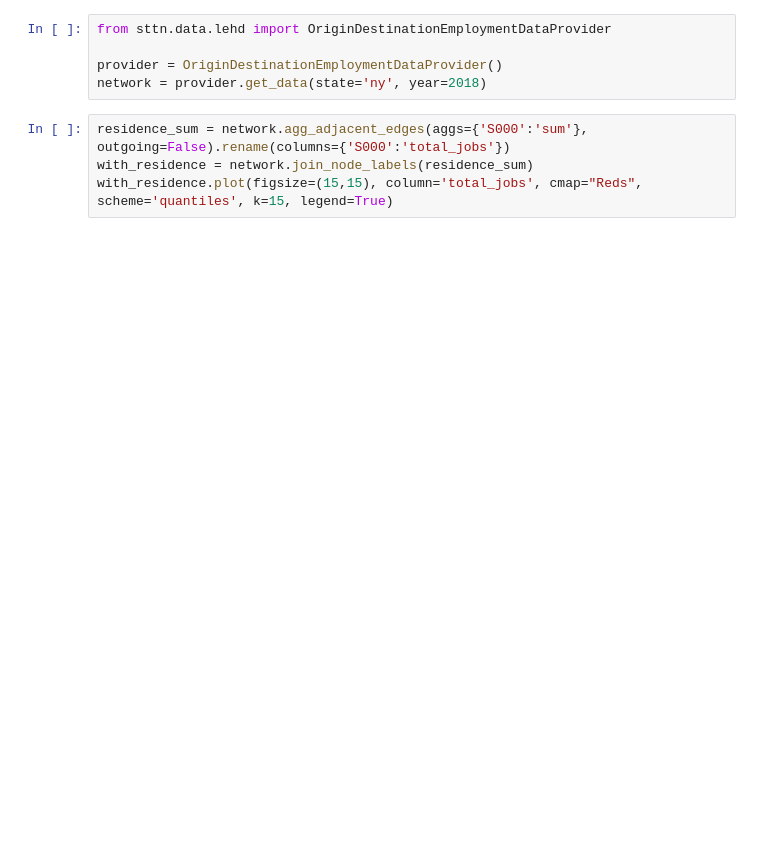
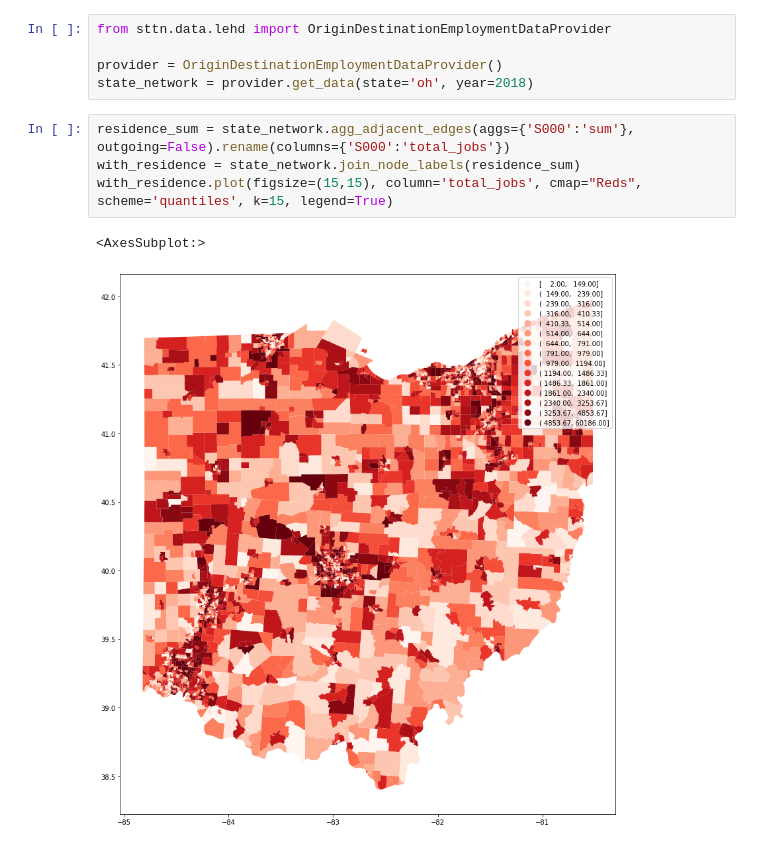
Before and after one commit to yuribogomolov/sttn, a Jupyter notebook: notebooks/LEHD Origin-Destination employment data.ipynb, the cells around one changed output. Drawn from its saved outputs; the diff is of its cells as text; blank space fills up the shorter version.

```diff
--- a/notebooks/LEHD Origin-Destination employment data.ipynb
+++ b/notebooks/LEHD Origin-Destination employment data.ipynb
@@ -2,10 +2,13 @@
 from sttn.data.lehd import OriginDestinationEmploymentDataProvider
 
 provider = OriginDestinationEmploymentDataProvider()
-network = provider.get_data(state='ny', year=2018)
+state_network = provider.get_data(state='oh', year=2018)
 # %%
-residence_sum = network.agg_adjacent_edges(aggs={'S000':'sum'}, outgoing=False).rename(columns={'S000':'total_jobs'})
-with_residence = network.join_node_labels(residence_sum)
+residence_sum = state_network.agg_adjacent_edges(aggs={'S000':'sum'}, outgoing=False).rename(columns={'S000':'total_jobs'})
+with_residence = state_network.join_node_labels(residence_sum)
 with_residence.plot(figsize=(15,15), column='total_jobs', cmap="Reds", scheme='quantiles', k=15, legend=True)
+# %% [output]
+<AxesSubplot:>
+[figure, added]
 # %%
 NYC = ['New York County, NY', 'Queens County, NY','Kings County, NY','Bronx County, NY','Richmond County, NY']
```
Also changed, not shown: parts of 16 cells of this notebook, 2 other files.
